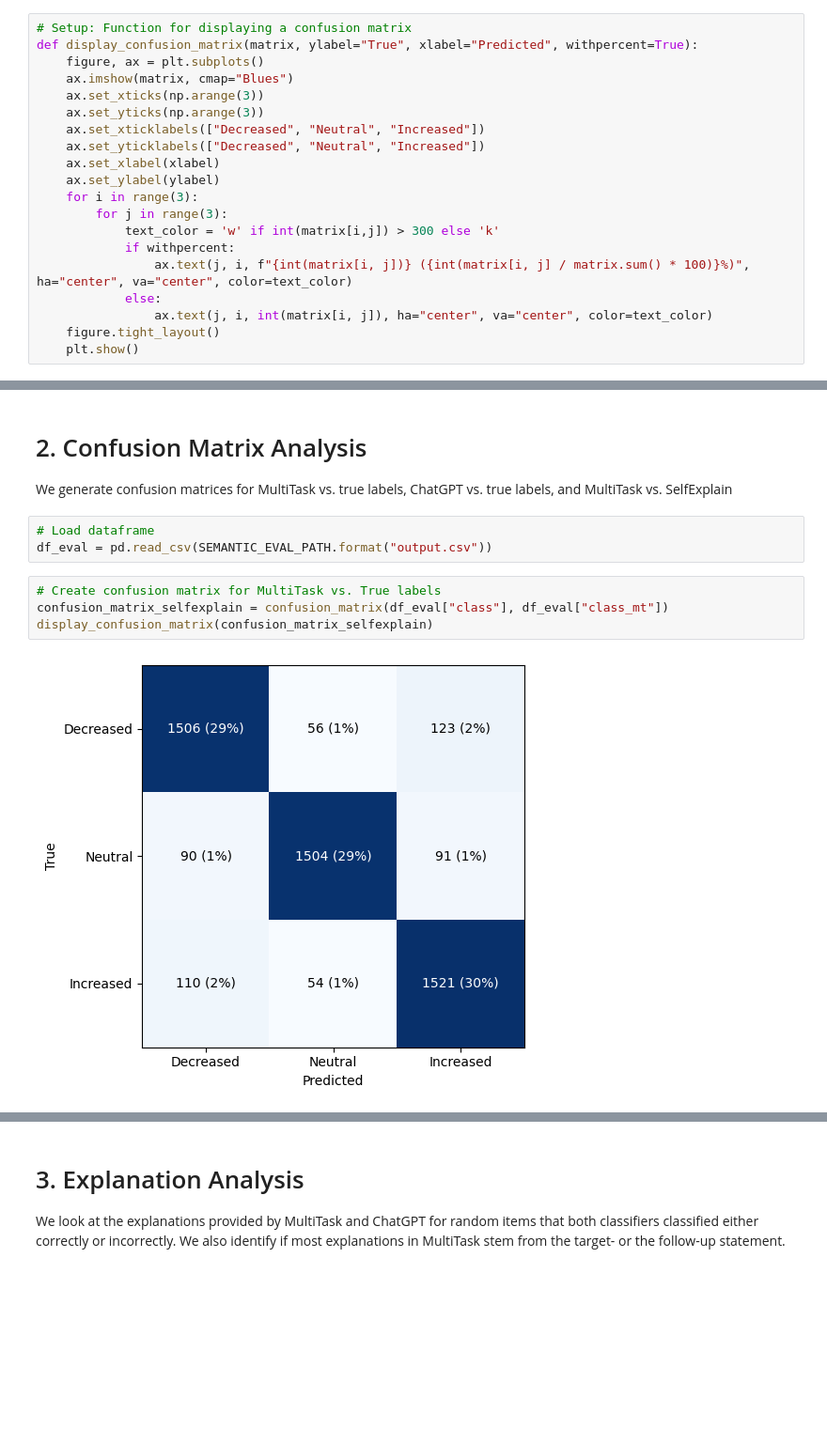
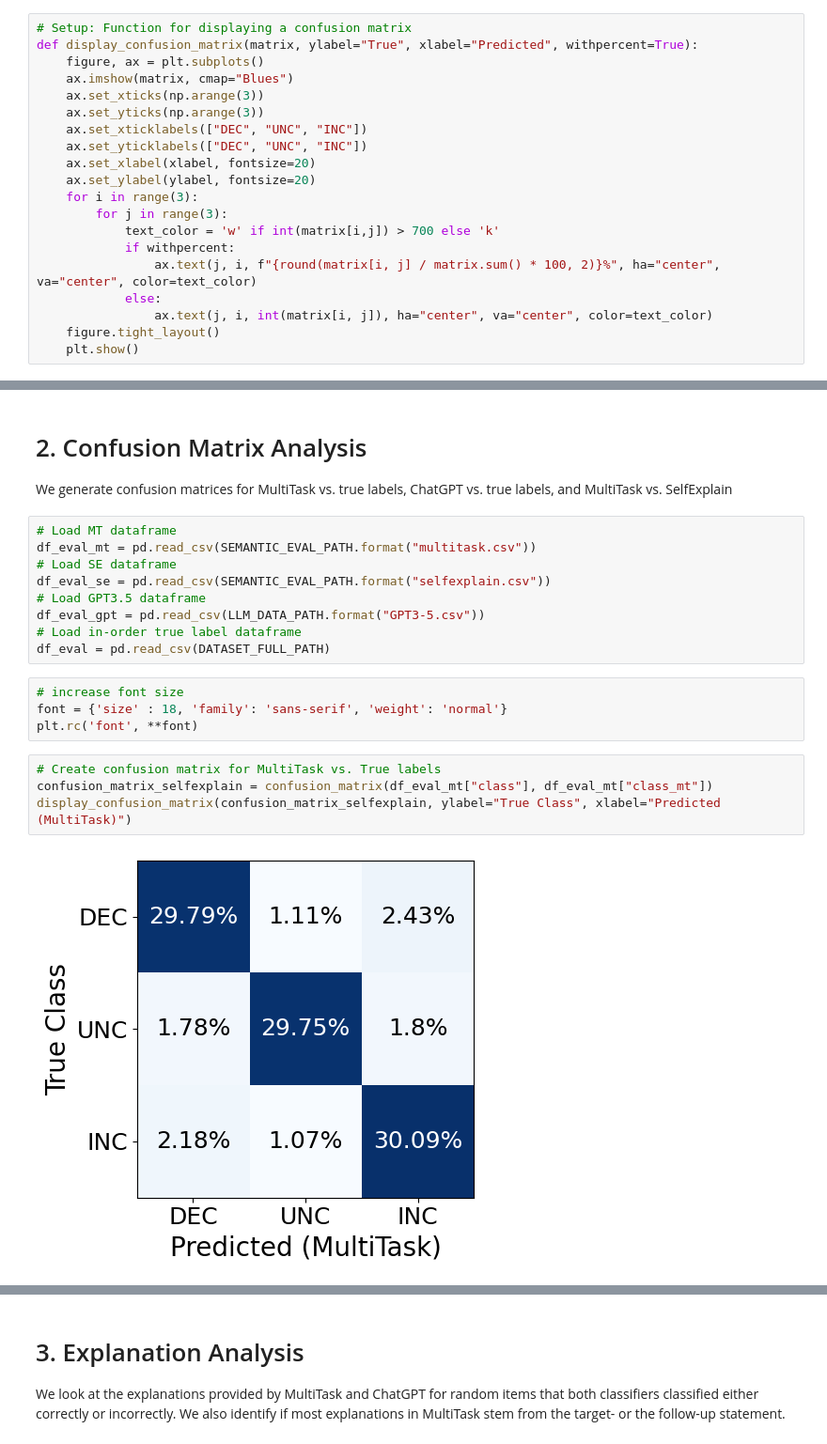
Before and after one commit to georg-wenzel/temporal-validity-change-prediction, a Jupyter notebook: MAIN_ModelEvaluation.ipynb, the cells around one changed output, grey strips where cells are left out. Shown at 94% size. Cells and saved outputs as stored; diff of their text form; blank space fills up the shorter version.

```diff
--- a/MAIN_ModelEvaluation.ipynb
+++ b/MAIN_ModelEvaluation.ipynb
@@ -62,15 +63,15 @@ def display_confusion_matrix(matrix, ylabel="True", xlabel="Predicted", withperc
     ax.imshow(matrix, cmap="Blues")
     ax.set_xticks(np.arange(3))
     ax.set_yticks(np.arange(3))
-    ax.set_xticklabels(["Decreased", "Neutral", "Increased"])
-    ax.set_yticklabels(["Decreased", "Neutral", "Increased"])
-    ax.set_xlabel(xlabel)
-    ax.set_ylabel(ylabel)
+    ax.set_xticklabels(["DEC", "UNC", "INC"])
+    ax.set_yticklabels(["DEC", "UNC", "INC"])
+    ax.set_xlabel(xlabel, fontsize=20)
+    ax.set_ylabel(ylabel, fontsize=20)
     for i in range(3):
         for j in range(3):
-            text_color = 'w' if int(matrix[i,j]) > 300 else 'k'
+            text_color = 'w' if int(matrix[i,j]) > 700 else 'k'
             if withpercent:
-                ax.text(j, i, f"{int(matrix[i, j])} ({int(matrix[i, j] / matrix.sum() * 100)}%)", ha="center", va="center", color=text_color)
+                ax.text(j, i, f"{round(matrix[i, j] / matrix.sum() * 100, 2)}%", ha="center", va="center", color=text_color)
             else:
                 ax.text(j, i, int(matrix[i, j]), ha="center", va="center", color=text_color)
     figure.tight_layout()
@@ -206,14 +191,24 @@ df_eval.to_csv(SEMANTIC_EVAL_PATH.format("output.csv"), index=False)
 # %% [markdown]
 # 2. Confusion Matrix Analysis
 We generate confusion matrices for MultiTask vs. true labels, ChatGPT vs. true labels, and MultiTask vs. SelfExplain
-# %%
-# Load dataframe
-df_eval = pd.read_csv(SEMANTIC_EVAL_PATH.format("output.csv"))
+# %%
+# Load MT dataframe
+df_eval_mt = pd.read_csv(SEMANTIC_EVAL_PATH.format("multitask.csv"))
+# Load SE dataframe
+df_eval_se = pd.read_csv(SEMANTIC_EVAL_PATH.format("selfexplain.csv"))
+# Load GPT3.5 dataframe
+df_eval_gpt = pd.read_csv(LLM_DATA_PATH.format("GPT3-5.csv"))
+# Load in-order true label dataframe
+df_eval = pd.read_csv(DATASET_FULL_PATH)
+# %%
+# increase font size
+font = {'size' : 18, 'family': 'sans-serif', 'weight': 'normal'}
+plt.rc('font', **font)
 # %%
 # Create confusion matrix for MultiTask vs. True labels
-confusion_matrix_selfexplain = confusion_matrix(df_eval["class"], df_eval["class_mt"])
-display_confusion_matrix(confusion_matrix_selfexplain)
+confusion_matrix_selfexplain = confusion_matrix(df_eval_mt["class"], df_eval_mt["class_mt"])
+display_confusion_matrix(confusion_matrix_selfexplain, ylabel="True Class", xlabel="Predicted (MultiTask)")
 # %% [output]
-[figure, old version]
+[figure, new version]
 # %%
 # Create confusion matrix for ChatGPT vs. True labels
```
Also changed, not shown: parts of 34 cells of this notebook, 4 other files.
